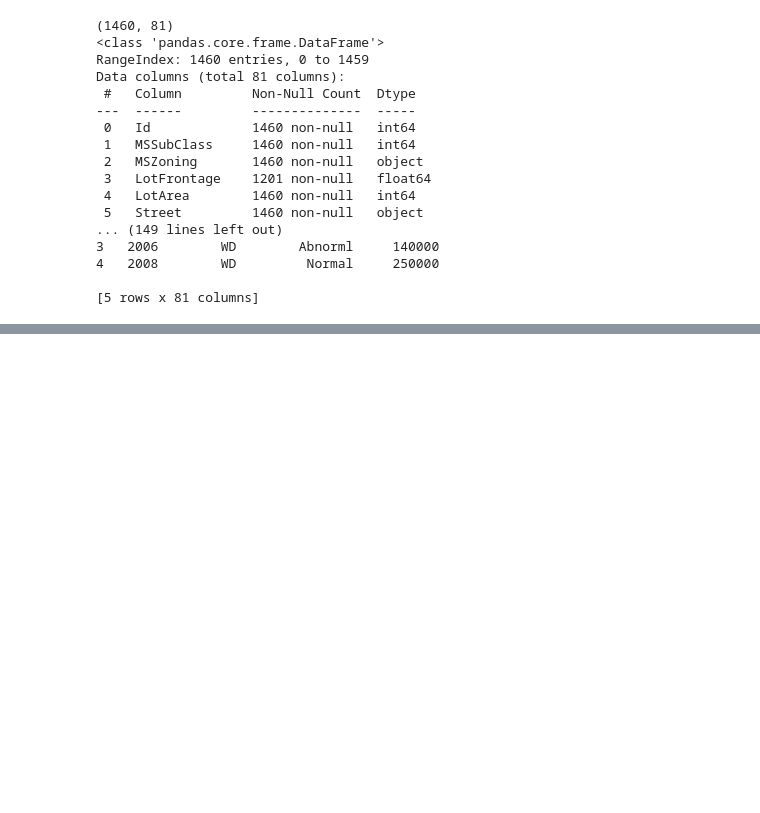
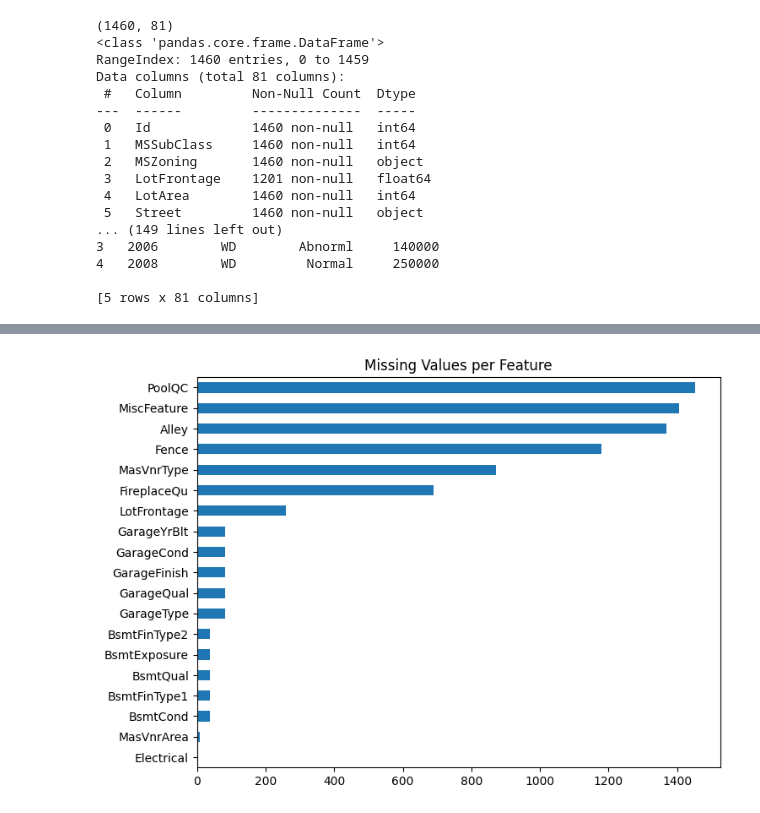
Before and after one commit to UDynamic/ML-Engineering-job-Prep, a Jupyter notebook: projects/01-classic-ml-pipeline/notebooks/01_eda.ipynb, the cells around one changed output, grey strips where cells are left out. Saved outputs shown, nothing was run; the diff lists cells and outputs as text; code cells hidden in the pictures; blank space fills up the shorter version.

```diff
--- a/projects/01-classic-ml-pipeline/notebooks/01_eda.ipynb
+++ b/projects/01-classic-ml-pipeline/notebooks/01_eda.ipynb
@@ -33,0 +78,8 @@ Data columns (total 81 columns):
+# %%
+missing = train.isnull().sum()
+missing = missing[missing > 0].sort_values()
+missing.plot(kind='barh', figsize=(8, 6))
+plt.title('Missing Values per Feature')
+plt.savefig('../reports/figures/missing.png')
+# %% [output]
+[figure, added]
```
Also changed, not shown: parts of 23 cells of this notebook, 5 other files.
